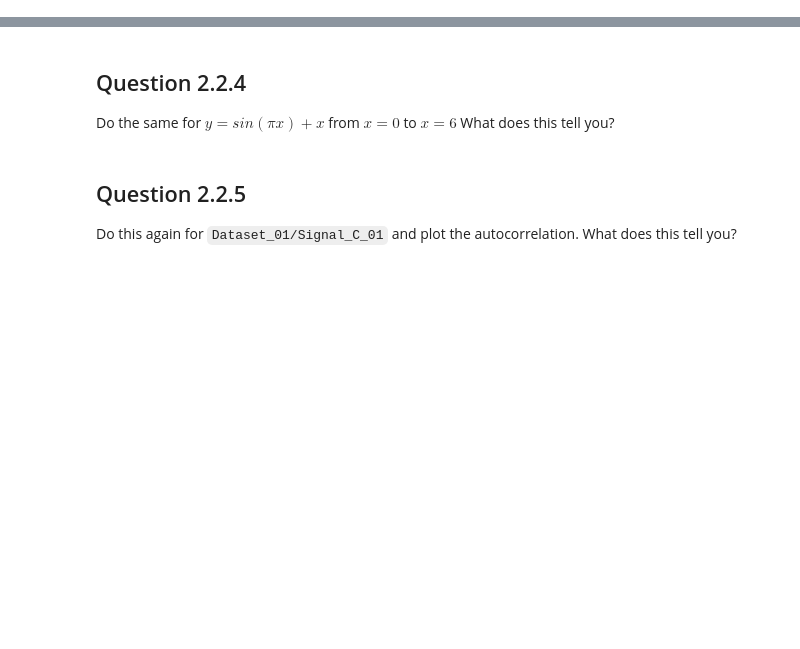
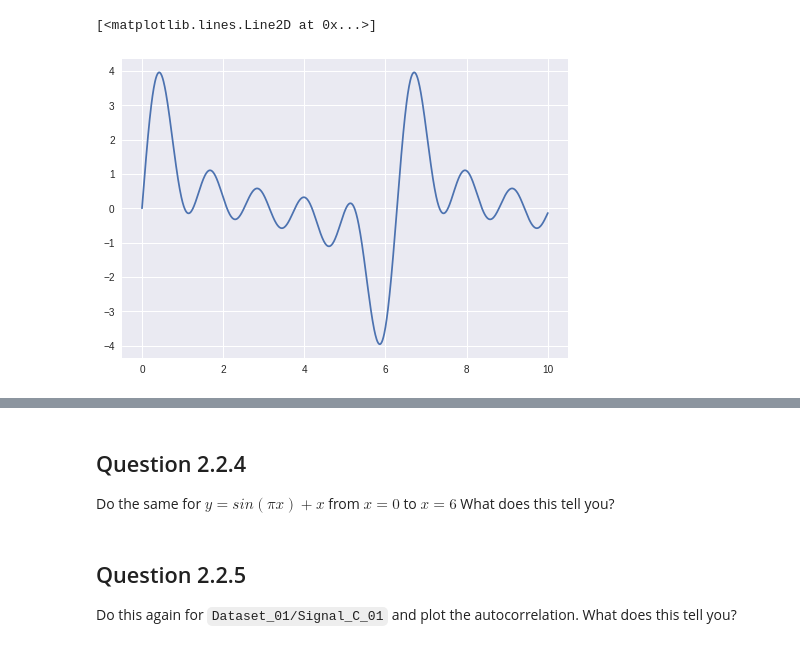
Before and after one commit to benjym/CIVL5999, a Jupyter notebook: FFTs_and_probability.ipynb, the cells around one changed output, grey strips where cells are left out. Saved outputs shown, nothing was run; the diff lists cells and outputs as text; code cells hidden in the pictures; blank space fills up the shorter version.

```diff
--- a/FFTs_and_probability.ipynb
+++ b/FFTs_and_probability.ipynb
@@ -20,0 +39,15 @@ for i in data:
+# %%
+n = 1001 # number of points, chosen arbitrarily
+x = np.linspace(0,10,n) # vector storing the x values
+a = [1,1,1,1,1] # amplitudes
+f = [1,2,3,4,5] # frequencies
+phi = [0,0,0,0,0] # phases
+y = np.zeros([n]) # empty array to store y in
+
+for i in range(5): # 5 times
+    y += a[i]*np.sin(f[i]*x + phi[i]) # add up the parts of y
+
+plt.plot(x,y) # make a graph
+# %% [output]
+[<matplotlib.lines.Line2D at 0x...>]
+[figure, added]
```
Also changed, not shown: parts of 18 cells of this notebook.
